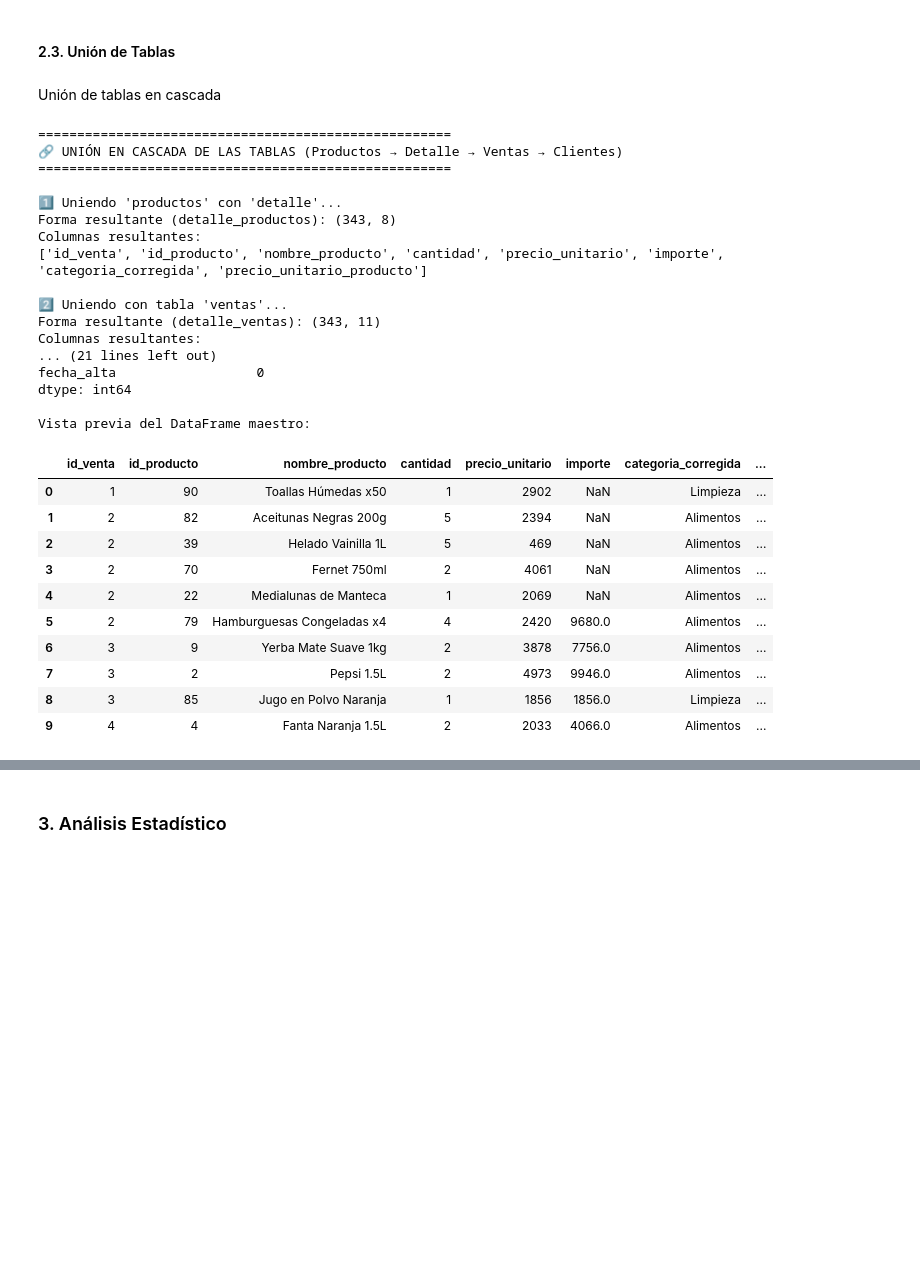
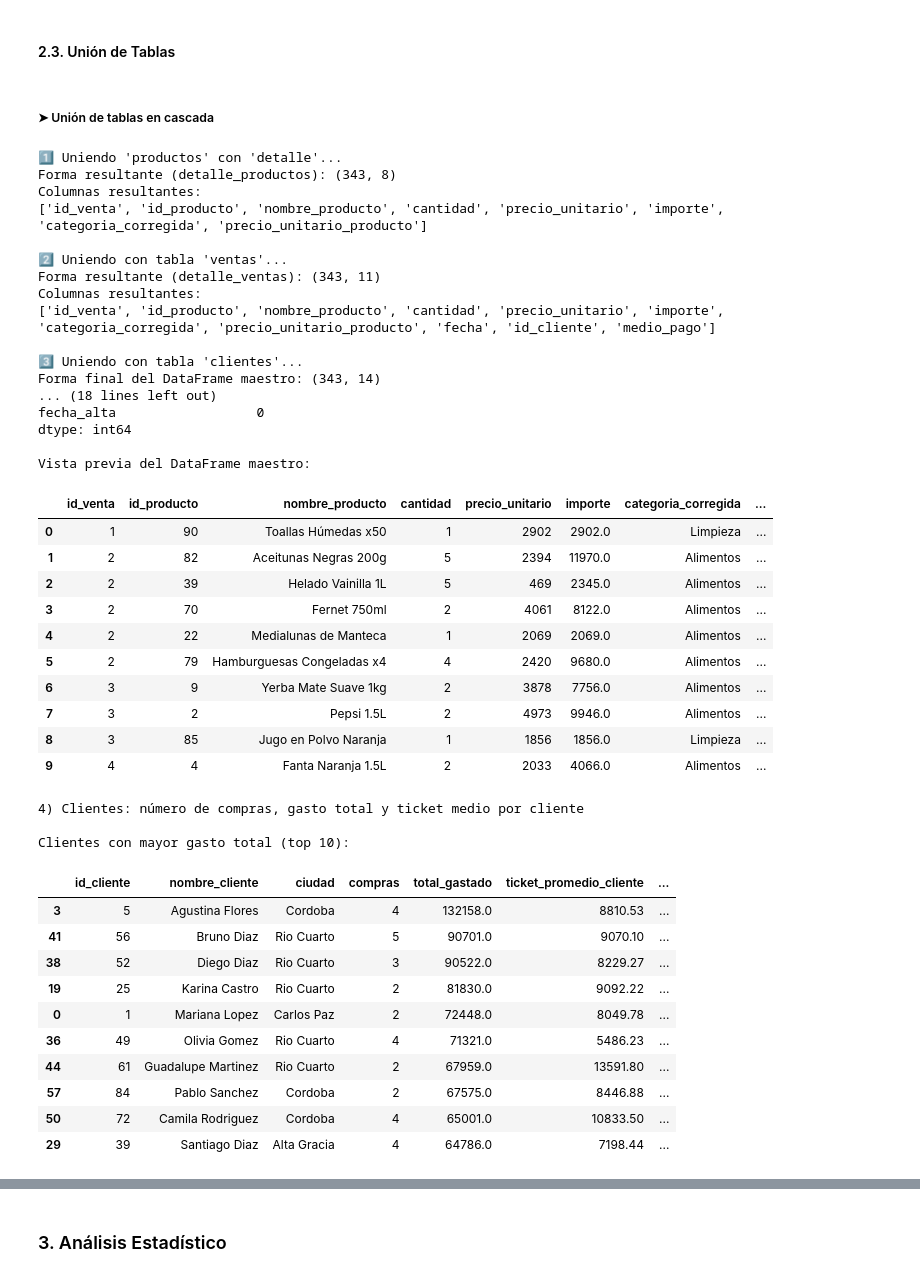
Before and after one commit to AxelJZ/Proyecto-Tienda-Aurelion, a Jupyter notebook: notebooks/Analisis_Completo.ipynb, the cells around one changed output, grey strips where cells are left out. Saved outputs shown, nothing was run; the diff lists cells and outputs as text; code cells hidden in the pictures; blank space fills up the shorter version.

Commit message:
Limpieza del código EDA + Modelo Predictivo (ML)

```diff
--- a/notebooks/Analisis_Completo.ipynb
+++ b/notebooks/Analisis_Completo.ipynb
@@ -325,6 +332,6 @@ Note: you may need to restart the kernel to use updated packages.
 # %%
 # Ruta de la base de datos
-path = "../database/"
+path = "../data/"
 
 # Lectura de datos
 clientes = pd.read_excel(path + "clientes.xlsx")
@@ -577,0 +563,16 @@ Nulos en 'importe' tras corrección: 0
+# %%
+# Imputar valores faltantes en la columna "importe"
+print("\n🔧 Imputando valores faltantes en la columna 'importe'...")
+nulos_antes = detalle["importe"].isna().sum()
+print(f"   - Valores nulos antes de la imputación: {nulos_antes}")
+
+# Calcular importe como cantidad * precio_unitario donde importe es nulo
+detalle["importe"] = detalle.apply(
+    lambda row: row["cantidad"] * row["precio_unitario"]
+    if pd.isna(row["importe"]) else row["importe"],
+    axis=1
+)
+
+nulos_despues = detalle["importe"].isna().sum()
+print(f"   - Valores nulos después de la imputación: {nulos_despues}")
+print(f"   - Se imputaron {nulos_antes - nulos_despues} valores faltantes")
@@ -578,12 +584,8 @@ Nulos en 'importe' tras corrección: 0
 # %% [markdown]
 #### 2.3. Unión de Tablas
 # %% [markdown]
-Unión de tablas en cascada
+##### ➤ Unión de tablas en cascada
 # %%
-print("=====================================================")
-print("🔗 UNIÓN EN CASCADA DE LAS TABLAS (Productos → Detalle → Ventas → Clientes)")
-print("=====================================================\n")
-
 # 1️⃣ Unimos Productos → Detalle
 print("1️⃣ Uniendo 'productos' con 'detalle'...")
 
@@ -611,53 +613,85 @@ print("Forma resultante (detalle_ventas):", detalle_ventas.shape)
 print("Columnas resultantes:")
 print(detalle_ventas.columns.tolist())
 
-# 3️⃣ Finalmente, unimos con Clientes
+# 3️⃣ Finalmente, unimos con Clientes (INCLUYE nombre_cliente)
 print("\n3️⃣ Uniendo con tabla 'clientes'...")
 
 df_maestro = detalle_ventas.merge(
-    clientes[["id_cliente", "ciudad", "fecha_alta"]],
+    clientes[["id_cliente", "nombre_cliente", "ciudad", "fecha_alta"]],  # ✅ Agregado nombre_cliente
     on="id_cliente",
     how="left"
 )
 
 print("Forma final del DataFrame maestro:", df_maestro.shape)
 print("\nColumnas finales:")
 print(df_maestro.columns.tolist())
 
 # 🔎 Chequeo rápido de nulos
 print("\nNulos por columna (recuento):")
 print(df_maestro.isnull().sum())
 
 # Verificamos muestra de datos
 print("\nVista previa del DataFrame maestro:")
 display(df_maestro.head(10))
+
+# 4) Análisis de clientes
+print("\n4) Clientes: número de compras, gasto total y ticket medio por cliente\n")
+clientes_agg = (
+    df_maestro
+    .groupby("id_cliente", as_index=False)
+    .agg(
+        nombre_cliente=("nombre_cliente", "first"),  # ✅ Ahora existe en df_maestro
+        ciudad=("ciudad", "first"),
+        compras=("id_venta", "nunique"),
+        total_gastado=("importe", "sum"),
+        ticket_promedio_cliente=("importe", "mean"),
+        fecha_ultima_compra=("fecha", "max")
+    )
+)
+
+print("Clientes con mayor gasto total (top 10):")
+display(clientes_agg.sort_values("total_gastado", ascending=False).head(10).round(2))
 # %% [output]
-=====================================================
-🔗 UNIÓN EN CASCADA DE LAS TABLAS (Productos → Detalle → Ventas → Clientes)
-=====================================================
-
 1️⃣ Uniendo 'productos' con 'detalle'...
 Forma resultante (detalle_productos): (343, 8)
 Columnas resultantes:
 ['id_venta', 'id_producto', 'nombre_producto', 'cantidad', 'precio_unitario', 'importe', 'categoria_corregida', 'precio_unitario_producto']
 
 2️⃣ Uniendo con tabla 'ventas'...
 Forma resultante (detalle_ventas): (343, 11)
 Columnas resultantes:
-... (21 lines left out)
+['id_venta', 'id_producto', 'nombre_producto', 'cantidad', 'precio_unitario', 'importe', 'categoria_corregida', 'precio_unitario_producto', 'fecha', 'id_cliente', 'medio_pago']
+
+3️⃣ Uniendo con tabla 'clientes'...
+Forma final del DataFrame maestro: (343, 14)
+... (18 lines left out)
 fecha_alta                  0
 dtype: int64
 
 Vista previa del DataFrame maestro:
 |  | id_venta | id_producto | nombre_producto | cantidad | precio_unitario | importe | categoria_corregida | ... |
-| 0 | 1 | 90 | Toallas Húmedas x50 | 1 | 2902 | NaN | Limpieza | ... |
-| 1 | 2 | 82 | Aceitunas Negras 200g | 5 | 2394 | NaN | Alimentos | ... |
-| 2 | 2 | 39 | Helado Vainilla 1L | 5 | 469 | NaN | Alimentos | ... |
-| 3 | 2 | 70 | Fernet 750ml | 2 | 4061 | NaN | Alimentos | ... |
-| 4 | 2 | 22 | Medialunas de Manteca | 1 | 2069 | NaN | Alimentos | ... |
+| 0 | 1 | 90 | Toallas Húmedas x50 | 1 | 2902 | 2902.0 | Limpieza | ... |
+| 1 | 2 | 82 | Aceitunas Negras 200g | 5 | 2394 | 11970.0 | Alimentos | ... |
+| 2 | 2 | 39 | Helado Vainilla 1L | 5 | 469 | 2345.0 | Alimentos | ... |
+| 3 | 2 | 70 | Fernet 750ml | 2 | 4061 | 8122.0 | Alimentos | ... |
+| 4 | 2 | 22 | Medialunas de Manteca | 1 | 2069 | 2069.0 | Alimentos | ... |
 | 5 | 2 | 79 | Hamburguesas Congeladas x4 | 4 | 2420 | 9680.0 | Alimentos | ... |
 | 6 | 3 | 9 | Yerba Mate Suave 1kg | 2 | 3878 | 7756.0 | Alimentos | ... |
 | 7 | 3 | 2 | Pepsi 1.5L | 2 | 4973 | 9946.0 | Alimentos | ... |
 | 8 | 3 | 85 | Jugo en Polvo Naranja | 1 | 1856 | 1856.0 | Limpieza | ... |
 | 9 | 4 | 4 | Fanta Naranja 1.5L | 2 | 2033 | 4066.0 | Alimentos | ... |
+4) Clientes: número de compras, gasto total y ticket medio por cliente
+
+Clientes con mayor gasto total (top 10):
+|  | id_cliente | nombre_cliente | ciudad | compras | total_gastado | ticket_promedio_cliente | ... |
+| 3 | 5 | Agustina Flores | Cordoba | 4 | 132158.0 | 8810.53 | ... |
+| 41 | 56 | Bruno Diaz | Rio Cuarto | 5 | 90701.0 | 9070.10 | ... |
+| 38 | 52 | Diego Diaz | Rio Cuarto | 3 | 90522.0 | 8229.27 | ... |
+| 19 | 25 | Karina Castro | Rio Cuarto | 2 | 81830.0 | 9092.22 | ... |
+| 0 | 1 | Mariana Lopez | Carlos Paz | 2 | 72448.0 | 8049.78 | ... |
+| 36 | 49 | Olivia Gomez | Rio Cuarto | 4 | 71321.0 | 5486.23 | ... |
+| 44 | 61 | Guadalupe Martinez | Rio Cuarto | 2 | 67959.0 | 13591.80 | ... |
+| 57 | 84 | Pablo Sanchez | Cordoba | 2 | 67575.0 | 8446.88 | ... |
+| 50 | 72 | Camila Rodriguez | Cordoba | 4 | 65001.0 | 10833.50 | ... |
+| 29 | 39 | Santiago Diaz | Alta Gracia | 4 | 64786.0 | 7198.44 | ... |
 # %% [markdown]
```
Also changed, not shown: parts of 71 cells of this notebook, 3 other files.
